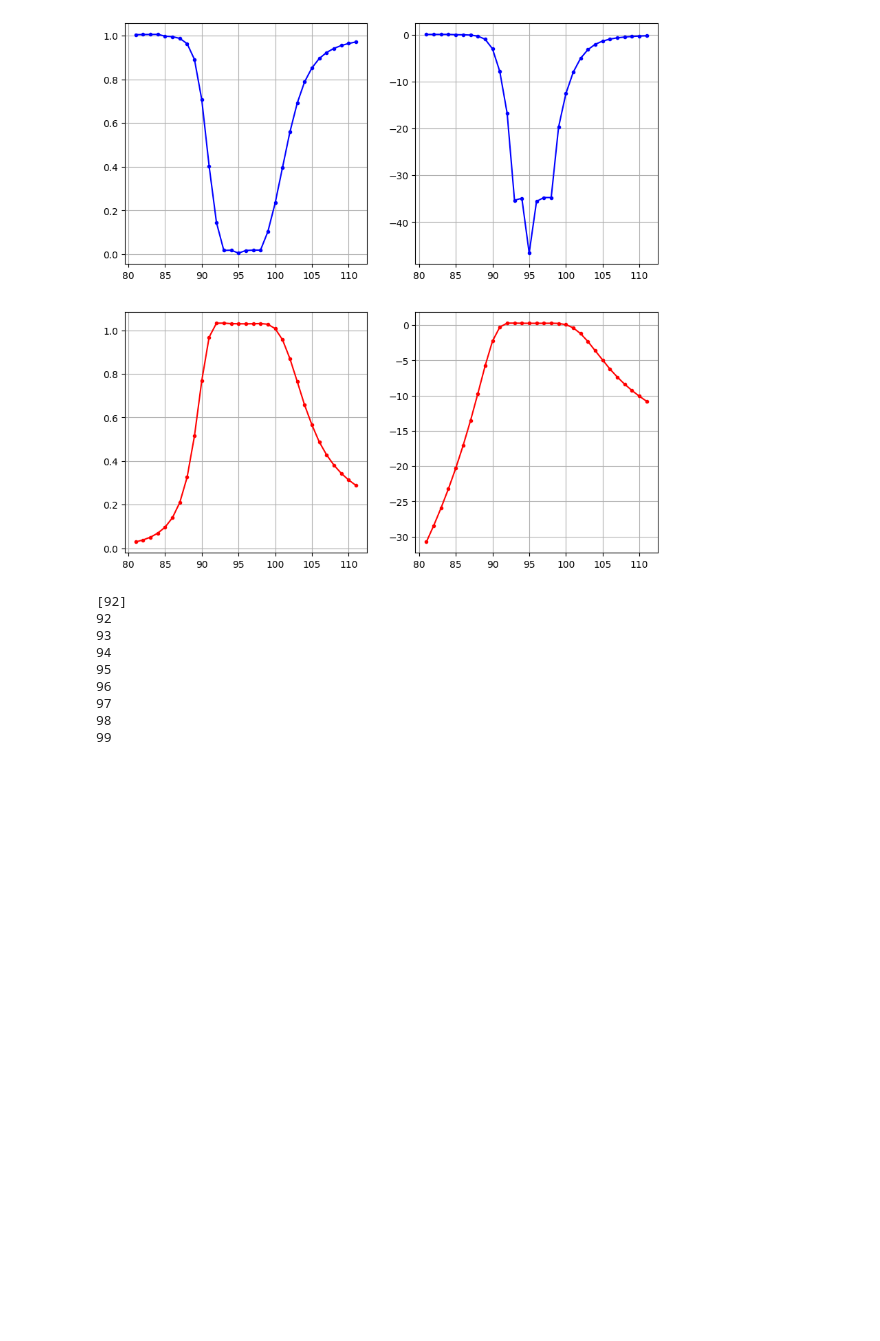
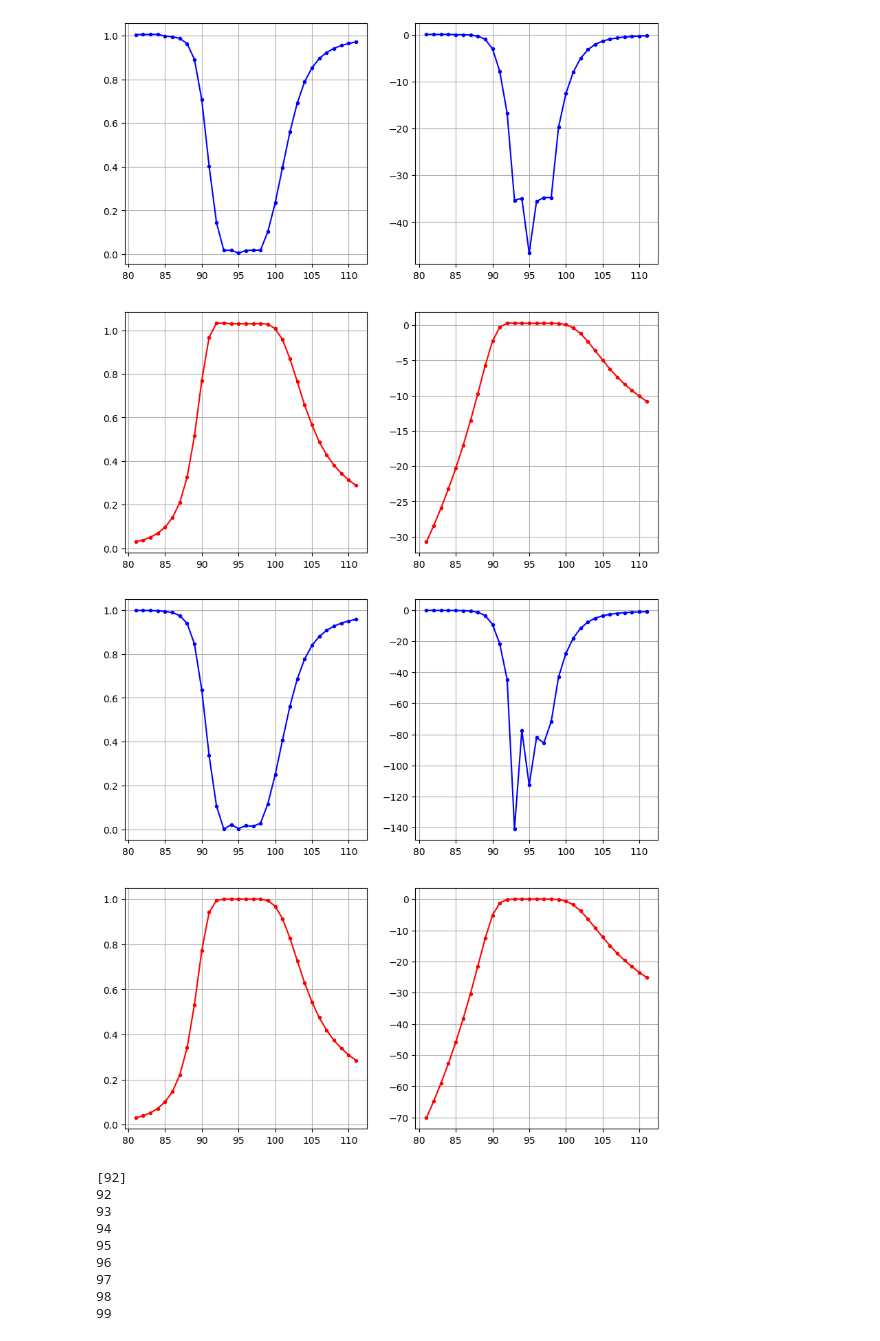
Before and after one commit to vandelij/TWA_circuit, a Jupyter notebook: testing_new_class.ipynb, the cells around one changed output. Cells and saved outputs as stored; diff of their text form; code cells hidden in the pictures; blank space fills up the shorter version.

```diff
--- a/testing_new_class.ipynb
+++ b/testing_new_class.ipynb
@@ -426,6 +425,33 @@ ax[1,1].grid()
 final lengths: [0.09467587621949866, 0.07423806894738594, 0.04621946218852996, 0.03502998489161369, 0.0701736362185271]
 [0.09467587621949866, 0.07423806894738594, 0.04621946218852996, 0.03502998489161369, 0.0701736362185271, 0.03502998489161369, 0.04621946218852996, 0.07423806894738594, 0.09467587621949866]
 [figure]
+# %%
+# load up full comsol model's scan
+filename = 'circ_model/S11_S21_fullnet_optimized1.csv'
+dataset, headers = myrfTWA.get_comsol_datatable(filename)
+fd = dataset[:, 0]
+S11d = dataset[:,1]
+S21d = dataset[:,2]
+
+S11d_mag = np.abs(S11d)
+S21d_mag = np.abs(S21d)
+
+S11d_db = 20*np.log(S11d_mag)
+S21d_db = 20*np.log(S21d_mag)
+
+
+fig, ax = plt.subplots(2,2,figsize=(10,10))
+
+ax[0,0].plot(myrfTWA.freqs_for_fullant, S11d_mag, marker='.', color='blue')
+ax[0,1].plot(myrfTWA.freqs_for_fullant, S11d_db, marker='.', color='blue')
+ax[0,0].grid()
+ax[0,1].grid()
+ax[1,0].plot(myrfTWA.freqs_for_fullant, S21d_mag, marker='.', color='red')
+ax[1,1].plot(myrfTWA.freqs_for_fullant, S21d_db, marker='.', color='red')
+ax[1,0].grid()
+ax[1,1].grid()
+# %% [output]
+[figure, added]
 # %%
 freq_bounds_for_optimization = (92, 99)
 freqs = myrfTWA.freqs_for_fullant
```
Also changed, not shown: parts of 3 cells of this notebook, 1 other file.
